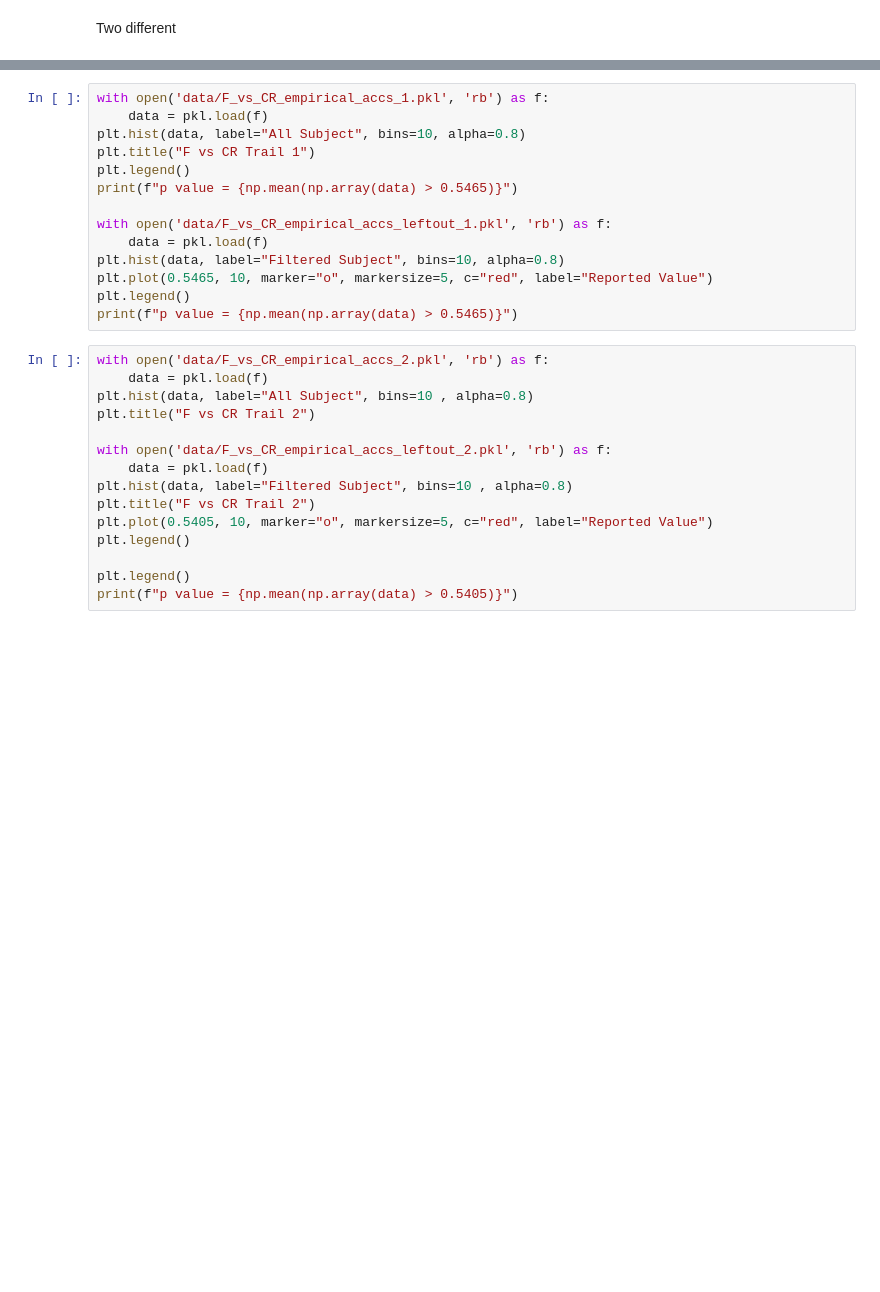
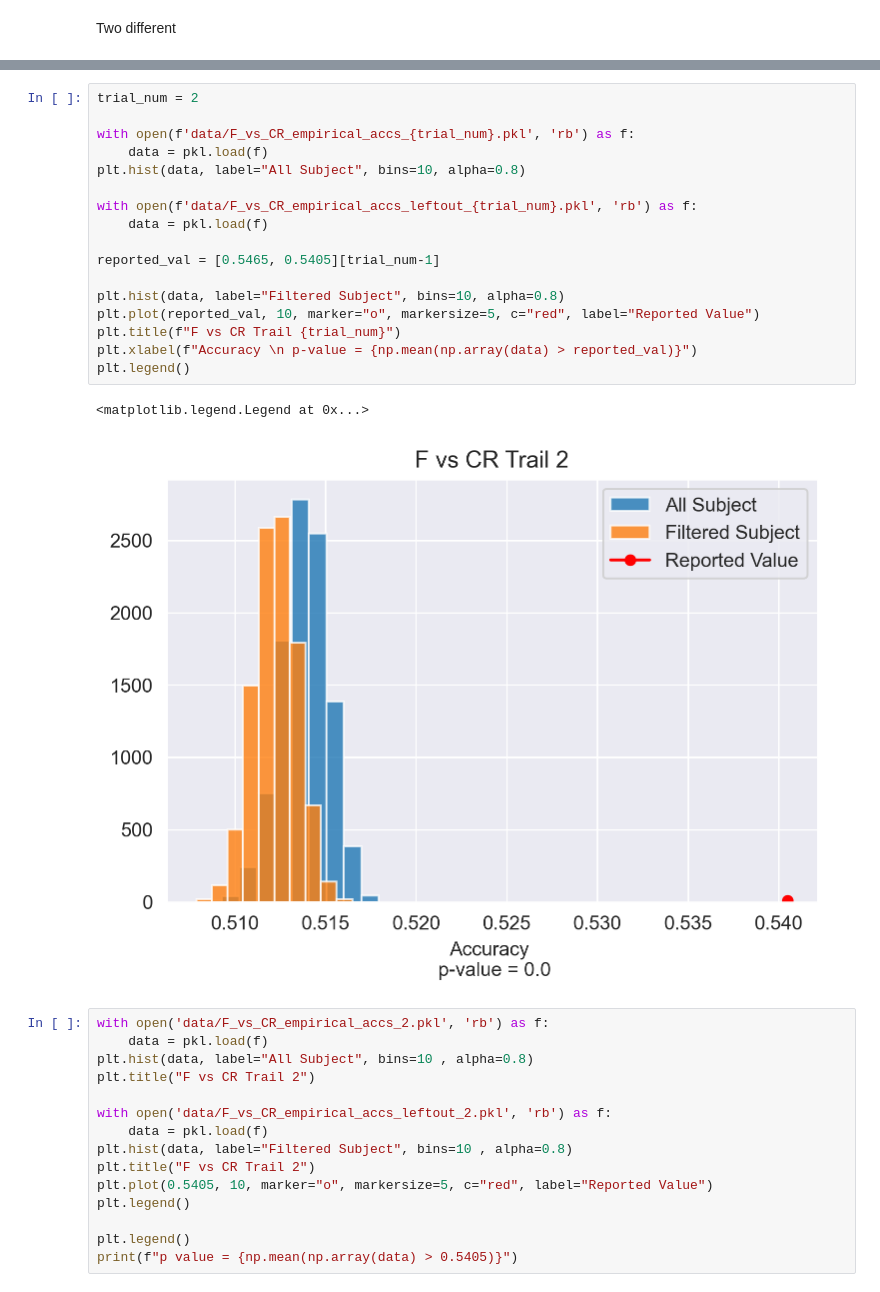
Before and after one commit to FleischerResearchLab/EEG-Familiarity-Prediction, a Jupyter notebook: AccuracySimulation-Analysis.ipynb, the cells around one changed output, grey strips where cells are left out. Cells and saved outputs as stored; diff of their text form; blank space fills up the shorter version.

```diff
--- a/AccuracySimulation-Analysis.ipynb
+++ b/AccuracySimulation-Analysis.ipynb
@@ -72,17 +62,23 @@ print(f"p value = {np.mean(np.array(data) > 0.5653)}")
 # %%
-with open('data/F_vs_CR_empirical_accs_1.pkl', 'rb') as f:
+trial_num = 2
+
+with open(f'data/F_vs_CR_empirical_accs_{trial_num}.pkl', 'rb') as f:
     data = pkl.load(f)
 plt.hist(data, label="All Subject", bins=10, alpha=0.8)
-plt.title("F vs CR Trail 1")
+
+with open(f'data/F_vs_CR_empirical_accs_leftout_{trial_num}.pkl', 'rb') as f:
+    data = pkl.load(f)
+
+reported_val = [0.5465, 0.5405][trial_num-1]
+
+plt.hist(data, label="Filtered Subject", bins=10, alpha=0.8)
+plt.plot(reported_val, 10, marker="o", markersize=5, c="red", label="Reported Value")
+plt.title(f"F vs CR Trail {trial_num}")
+plt.xlabel(f"Accuracy \n p-value = {np.mean(np.array(data) > reported_val)}")
 plt.legend()
-print(f"p value = {np.mean(np.array(data) > 0.5465)}")
-
-with open('data/F_vs_CR_empirical_accs_leftout_1.pkl', 'rb') as f:
-    data = pkl.load(f)
-plt.hist(data, label="Filtered Subject", bins=10, alpha=0.8)
-plt.plot(0.5465, 10, marker="o", markersize=5, c="red", label="Reported Value")
-plt.legend()
-print(f"p value = {np.mean(np.array(data) > 0.5465)}")
+# %% [output]
+<matplotlib.legend.Legend at 0x...>
+[figure, added]
 # %%
 with open('data/F_vs_CR_empirical_accs_2.pkl', 'rb') as f:
     data = pkl.load(f)
```
Also changed, not shown: parts of 3 cells of this notebook, 4 other files.
